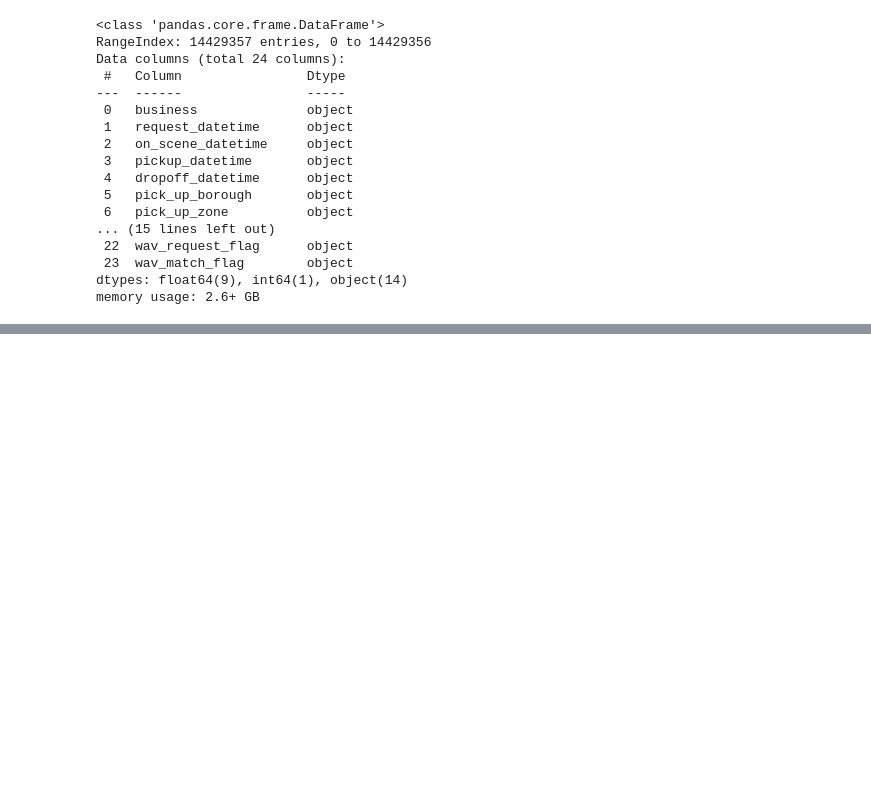
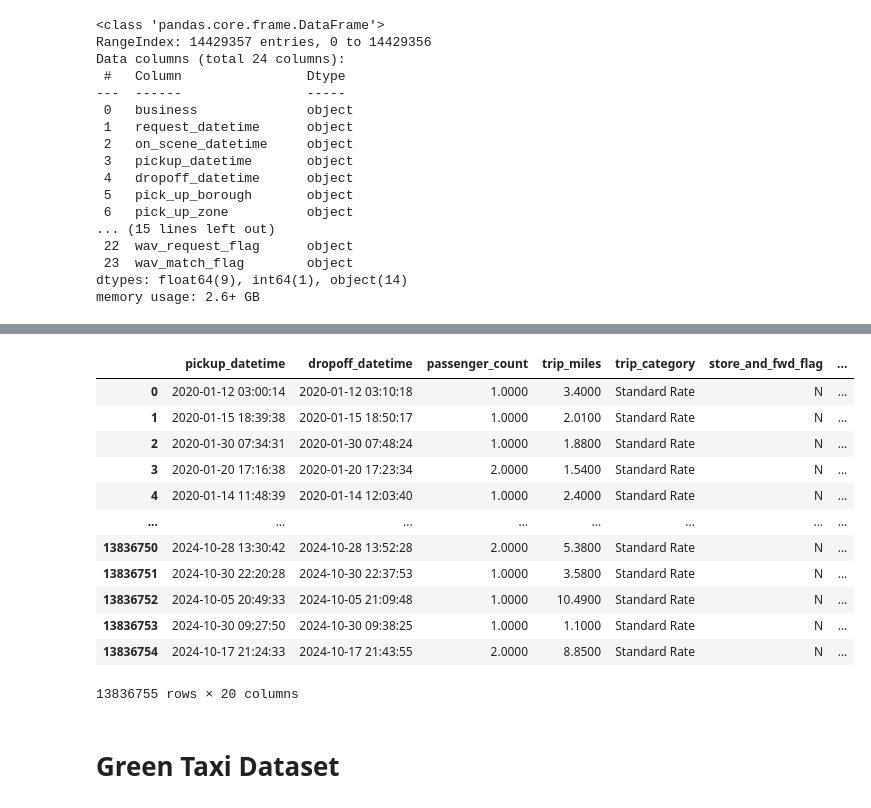
Before and after one commit to kazirshahria/nyc_trip_data_analysis, a Jupyter notebook: data_preprocessing.ipynb, the cells around one changed output, grey strips where cells are left out. Saved outputs shown, nothing was run; the diff lists cells and outputs as text; code cells hidden in the pictures; blank space fills up the shorter version.

Commit message:
Data preprocessing notebook with the TLC data

```diff
--- a/data_preprocessing.ipynb
+++ b/data_preprocessing.ipynb
@@ -5,6 +5,7 @@ import pandas as pd
 import numpy as np
 import warnings
 
+pd.set_option('display.float_format', '{:.4f}'.format)
 warnings.filterwarnings("ignore")
 # %%
 fhv_df = pd.read_csv("data/FHVHV_Trip_Data.csv", index_col=[0])
@@ -130,0 +270,18 @@ fhv_df.to_csv("data/FHVHV_Trip_Data_Clean.csv", index=False)
+# %%
+pd.read_csv("data/Yellow_Trip_Data_Clean.csv")
+# %% [output]
+|  | pickup_datetime | dropoff_datetime | passenger_count | trip_miles | trip_category | store_and_fwd_flag | ... |
+| 0 | 2020-01-12 03:00:14 | 2020-01-12 03:10:18 | 1.0000 | 3.4000 | Standard Rate | N | ... |
+| 1 | 2020-01-15 18:39:38 | 2020-01-15 18:50:17 | 1.0000 | 2.0100 | Standard Rate | N | ... |
+| 2 | 2020-01-30 07:34:31 | 2020-01-30 07:48:24 | 1.0000 | 1.8800 | Standard Rate | N | ... |
+| 3 | 2020-01-20 17:16:38 | 2020-01-20 17:23:34 | 2.0000 | 1.5400 | Standard Rate | N | ... |
+| 4 | 2020-01-14 11:48:39 | 2020-01-14 12:03:40 | 1.0000 | 2.4000 | Standard Rate | N | ... |
+| ... | ... | ... | ... | ... | ... | ... | ... |
+| 13836750 | 2024-10-28 13:30:42 | 2024-10-28 13:52:28 | 2.0000 | 5.3800 | Standard Rate | N | ... |
+| 13836751 | 2024-10-30 22:20:28 | 2024-10-30 22:37:53 | 1.0000 | 3.5800 | Standard Rate | N | ... |
+| 13836752 | 2024-10-05 20:49:33 | 2024-10-05 21:09:48 | 1.0000 | 10.4900 | Standard Rate | N | ... |
+| 13836753 | 2024-10-30 09:27:50 | 2024-10-30 09:38:25 | 1.0000 | 1.1000 | Standard Rate | N | ... |
+| 13836754 | 2024-10-17 21:24:33 | 2024-10-17 21:43:55 | 2.0000 | 8.8500 | Standard Rate | N | ... |
+13836755 rows × 20 columns
+# %% [markdown]
+# Green Taxi Dataset
```
Also changed, not shown: parts of 26 cells of this notebook.
